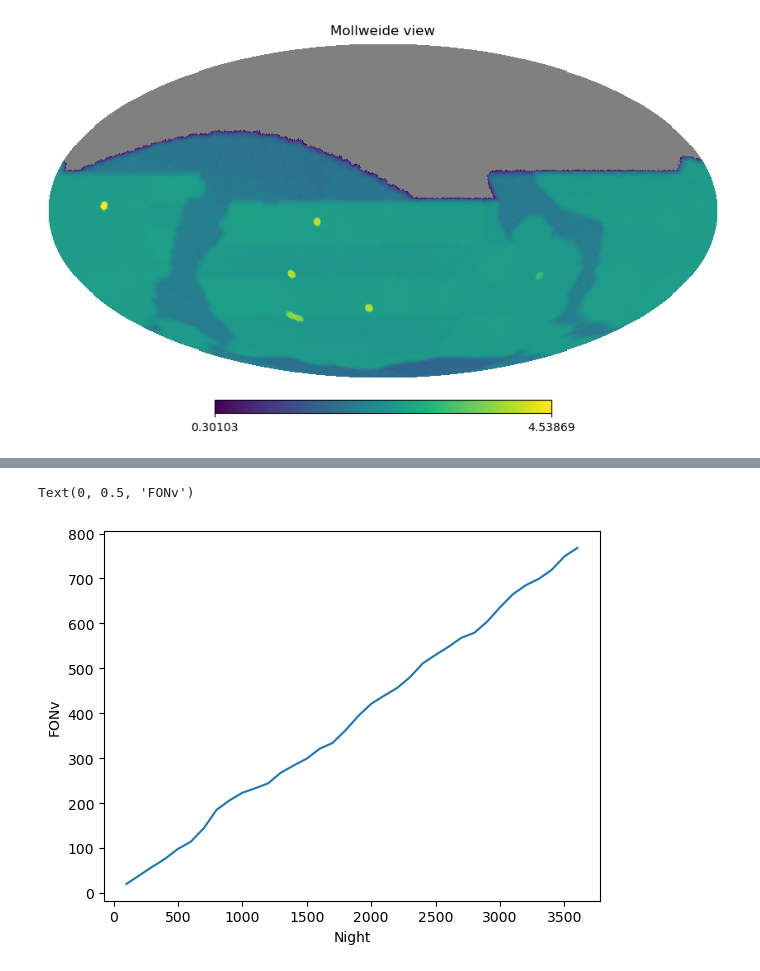
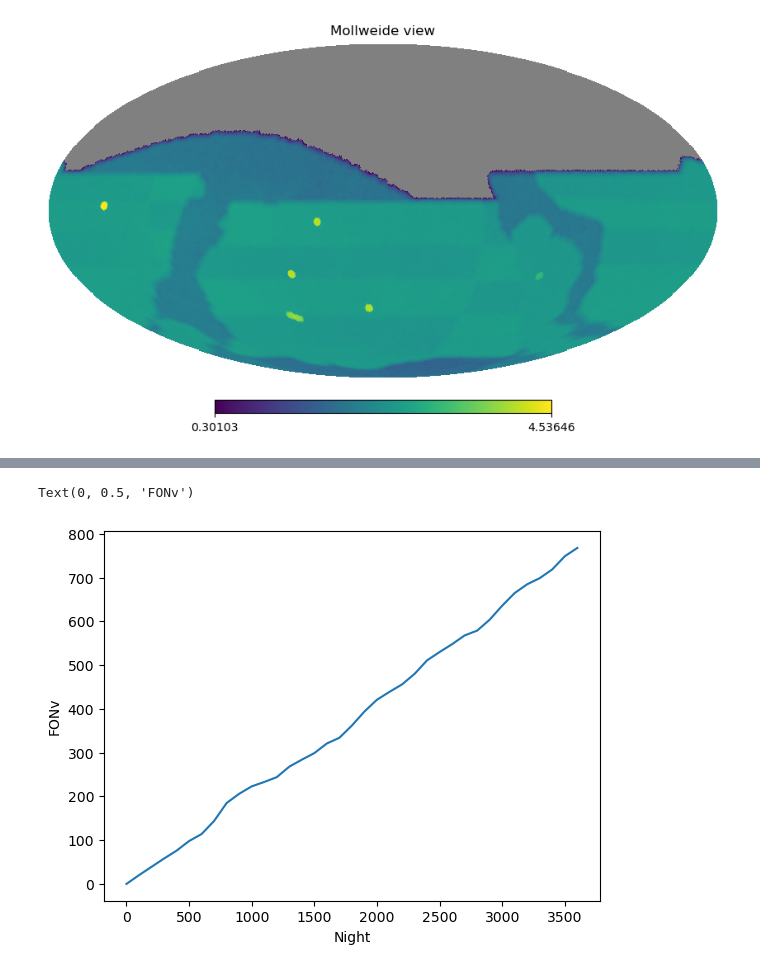
Before and after one commit to yoachim/25_scratch, a Jupyter notebook: vector_metrics/fonv_time.ipynb, the cells around one changed output, grey strips where cells are left out. Cells and saved outputs as stored; diff of their text form; code cells hidden in the pictures.

```diff
--- a/vector_metrics/fonv_time.ipynb
+++ b/vector_metrics/fonv_time.ipynb
@@ -16,6 +16,33 @@ baseline_file = get_baseline()
 name = os.path.basename(baseline_file).replace('.db','')
 out_dir = 'temp'
 results_db = maf.db.ResultsDb(out_dir=out_dir)
+# %%
+class AccumulateCountMetric(BaseMetric):
+    """
+    Calculate the accumulated Count at given time points
+    """
+
+    def __init__(
+        self, time_points, time_col="night", function=np.add, metric_dtype=float, **kwargs
+    ):
+        self.function = function
+        super().__init__(
+            col=time_col, metric_dtype=metric_dtype, **kwargs
+        )
+        self.time_col = time_col
+        self.time_points = time_points
+        self.shape = self.time_points.size
+
+    def run(self, data_slice, slice_point=None):
+        data_slice.sort(order=self.time_col)
+        to_count = np.ones(data_slice.size)
+        result = self.function.accumulate(to_count)
+        indices = np.searchsorted(data_slice[self.time_col], self.time_points, side="right")
+        # If we have time points beyond the end, pull it back
+        indices[np.where(indices >= np.size(result))] = np.size(result) - 1
+        result = result[indices]
+        result[np.where(indices == 0)] = 0
+        return result
 # %%
 class FONvTime(BaseMetric):
     """Given a vector metric with number of observations over time, convert to FONv over time
@@ -43,11 +73,9 @@ class FONvTime(BaseMetric):
 # %%
 bundle_list = []
 
-# XXX--should update to differentiate between bins and
-# explicit time points.
-bins = np.arange(0,3652, 100)
+time_points = np.arange(0,3652, 100)
 
-metric = maf.AccumulateCountMetric(bins=bins)
+metric = AccumulateCountMetric(time_points)
 sql = ''
 slicer = maf.slicers.HealpixSlicer(nside=128)
 plot_dict = {}
@@ -75,11 +103,11 @@ mv.shape
 # %%
 # Summary value
-sv = bd['baseline_v4_3_1_10yrs_AccumulateCount_night_night_HEAL'].summary_values['FONvTime']
+sv = bd['baseline_v4_3_1_10yrs_AccumulateCount_night_HEAL'].summary_values['FONvTime']
 # %%
 fig, ax = plt.subplots()
-ax.plot(bins[1:], sv)
+ax.plot(time_points, sv)
 ax.set_xlabel('Night')
 ax.set_ylabel('FONv')
 # %% [output]
 Text(0, 0.5, 'FONv')
-[figure, old version]
+[figure, new version]
```
Also changed, not shown: parts of 3 cells of this notebook.
